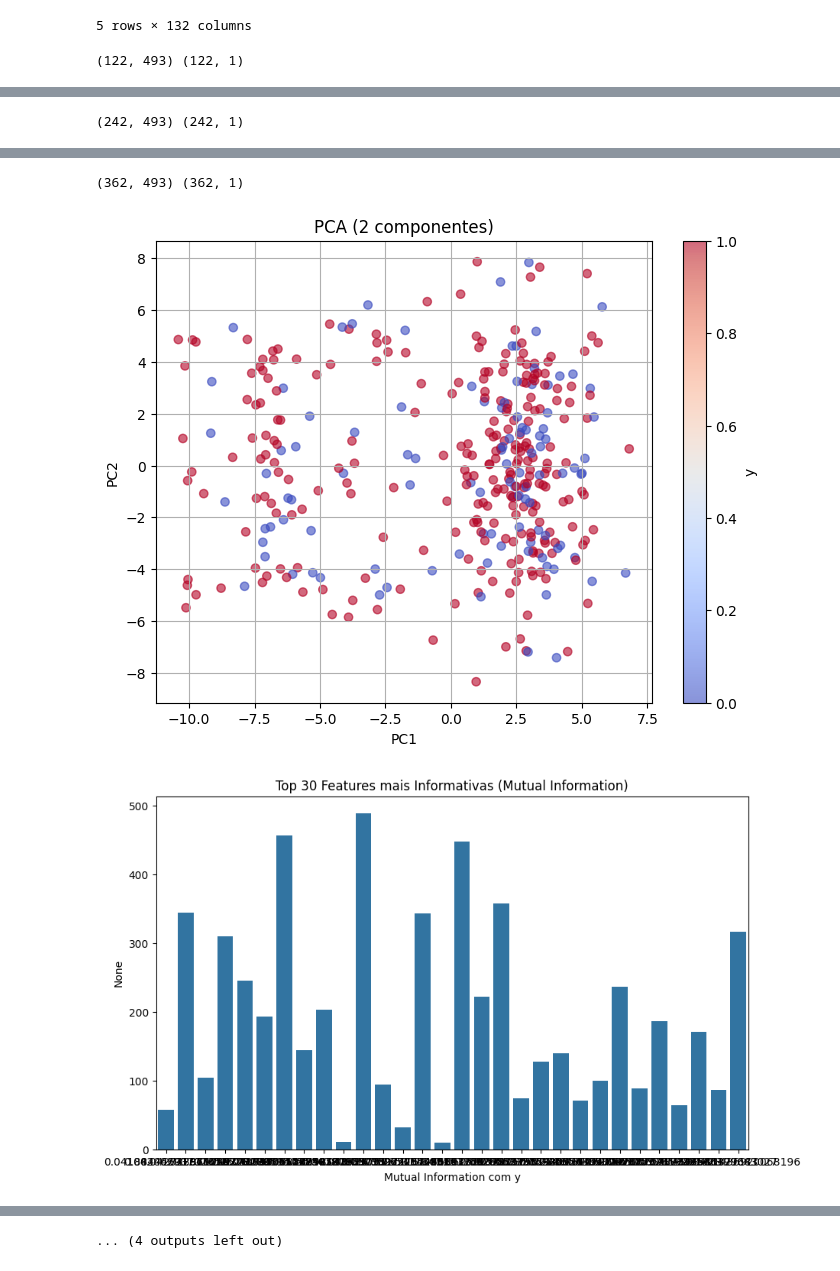
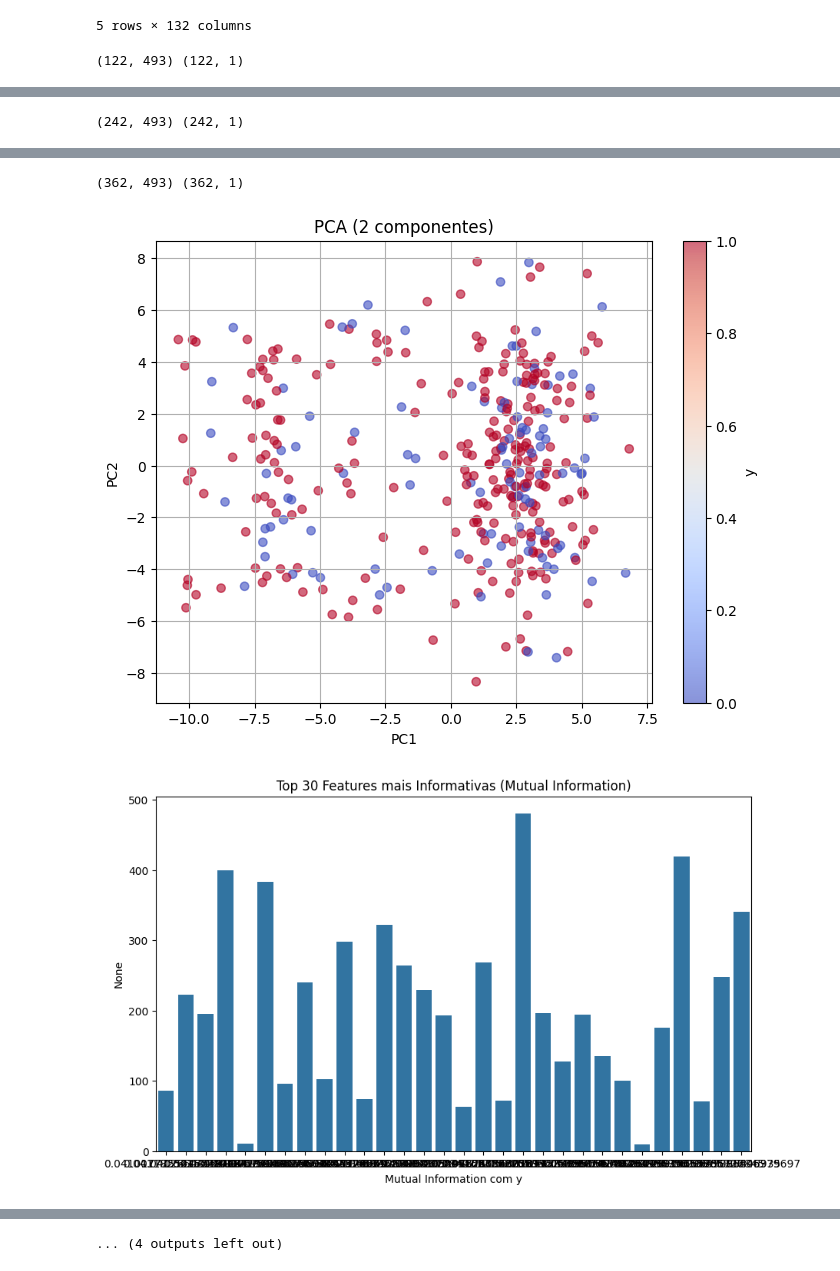
Before and after one commit to oziieljuniior/Out, a Jupyter notebook: python_project/Aleatoriedade/cake2.ipynb, the cells around one changed output, grey strips where cells are left out. Saved outputs shown, nothing was run; the diff lists cells and outputs as text; code cells hidden in the pictures.

```diff
--- a/python_project/Aleatoriedade/cake2.ipynb
+++ b/python_project/Aleatoriedade/cake2.ipynb
@@ -342,7 +342,7 @@ for i in range(0, 720):
         mi_series = pd.Series(mi, index=X.columns).sort_values(ascending=False)
 
         # Etapa 3: Importância via Random Forest
-        rf = RandomForestClassifier(n_estimators=100, random_state=42)
+        rf = RandomForestClassifier(n_estimators=200, max_depth=10, class_weight='balanced', random_state=42)
         rf.fit(X, y)
         importances = pd.Series(rf.feature_importances_, index=X.columns).sort_values(ascending=False)
 
@@ -391,3 +391,3 @@ for i in range(0, 720):
 (362, 493) (362, 1)
 [figure]
-[figure, old version]
+[figure, new version]
```
Also changed, not shown: parts of 2 cells of this notebook, 2 other files.
